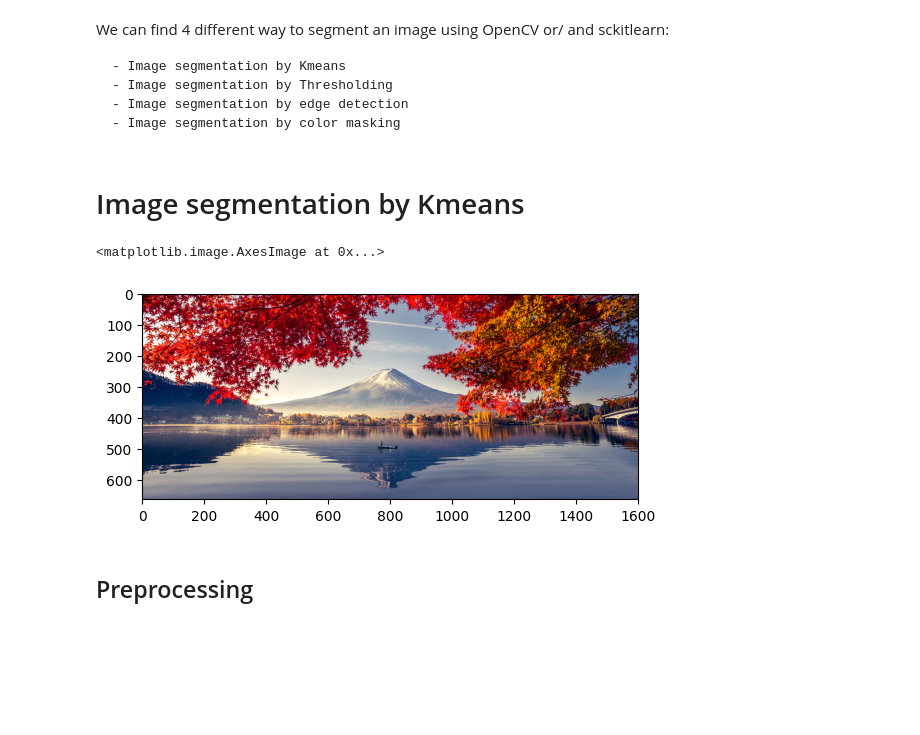
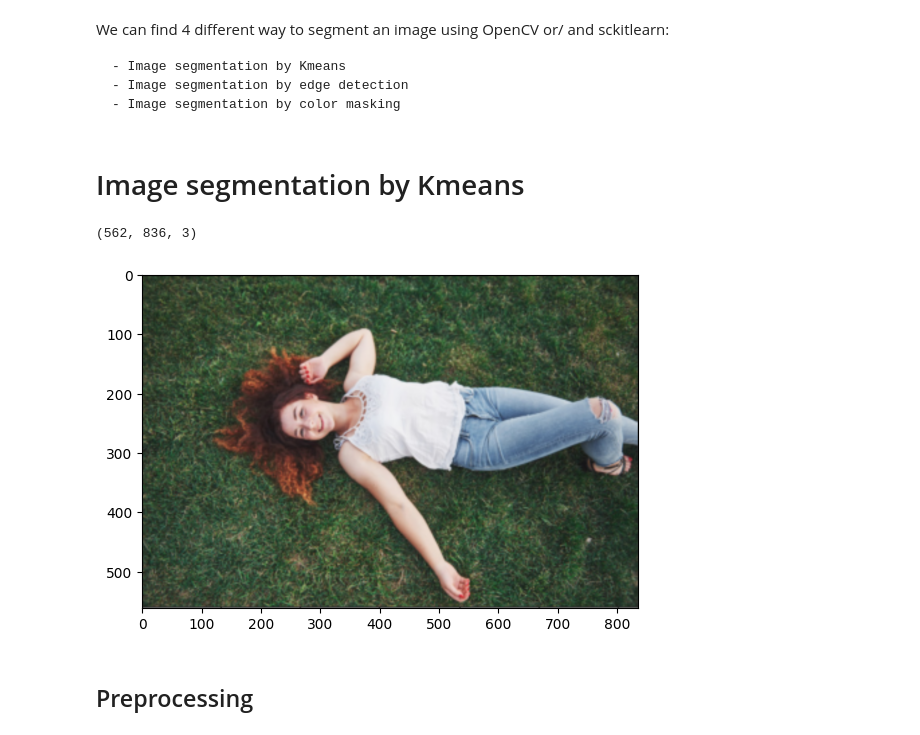
Before and after one commit to ba-talibe/TP_Image_Processing, a Jupyter notebook: Segmentation OpenCV/Segmentation_OpenCV.ipynb, the cells around one changed output. Cells and saved outputs as stored; diff of their text form; code cells hidden in the pictures; blank space fills up the shorter version.

```diff
--- a/Segmentation OpenCV/Segmentation_OpenCV.ipynb
+++ b/Segmentation OpenCV/Segmentation_OpenCV.ipynb
@@ -6,18 +6,22 @@ import cv2
 We can find 4 different way to segment an image using OpenCV or/ and sckitlearn:
 
     - Image segmentation by Kmeans
-    - Image segmentation by Thresholding
     - Image segmentation by edge detection
     - Image segmentation by color masking
 # %% [markdown]
 # Image segmentation by Kmeans
+# %%
+land = cv2.imread("land.jpg")
+cass = cv2.imread("cassiope.png")
+ball = cv2.imread("ball.jpg")
 # %%
-img = cv2.imread("land.jpg")
-img_brg = cv2.cvtColor(img, cv2.COLOR_BGR2RGB)
+
+img_brg = cv2.cvtColor(cass, cv2.COLOR_BGR2RGB)
 plt.imshow(img_brg)
+print(cass.shape)
 # %% [output]
-<matplotlib.image.AxesImage at 0x...>
+(562, 836, 3)
-[figure, old version]
+[figure, new version]
 # %% [markdown]
 ## Preprocessing
 # %% [markdown]
```
Also changed, not shown: parts of 14 cells of this notebook, 2 other files.
